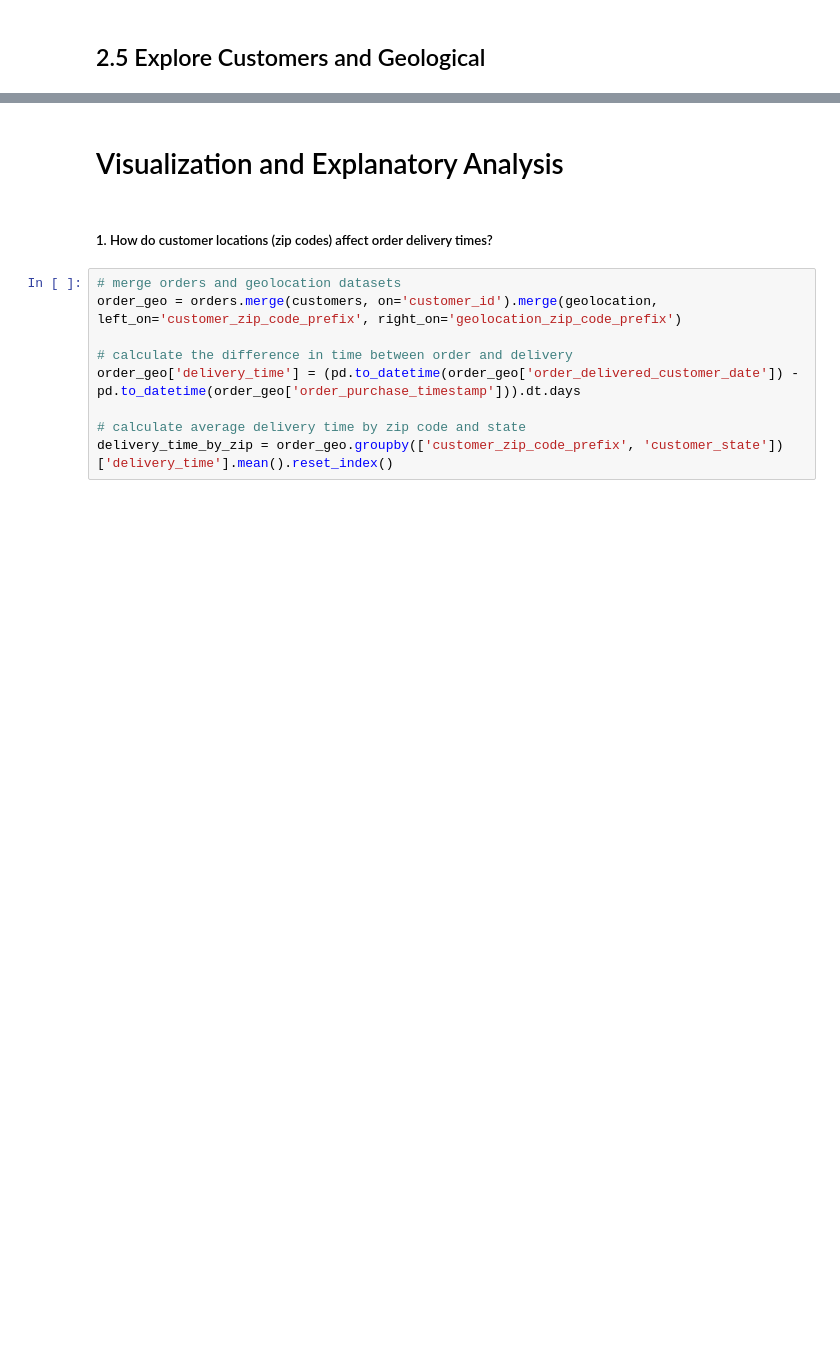
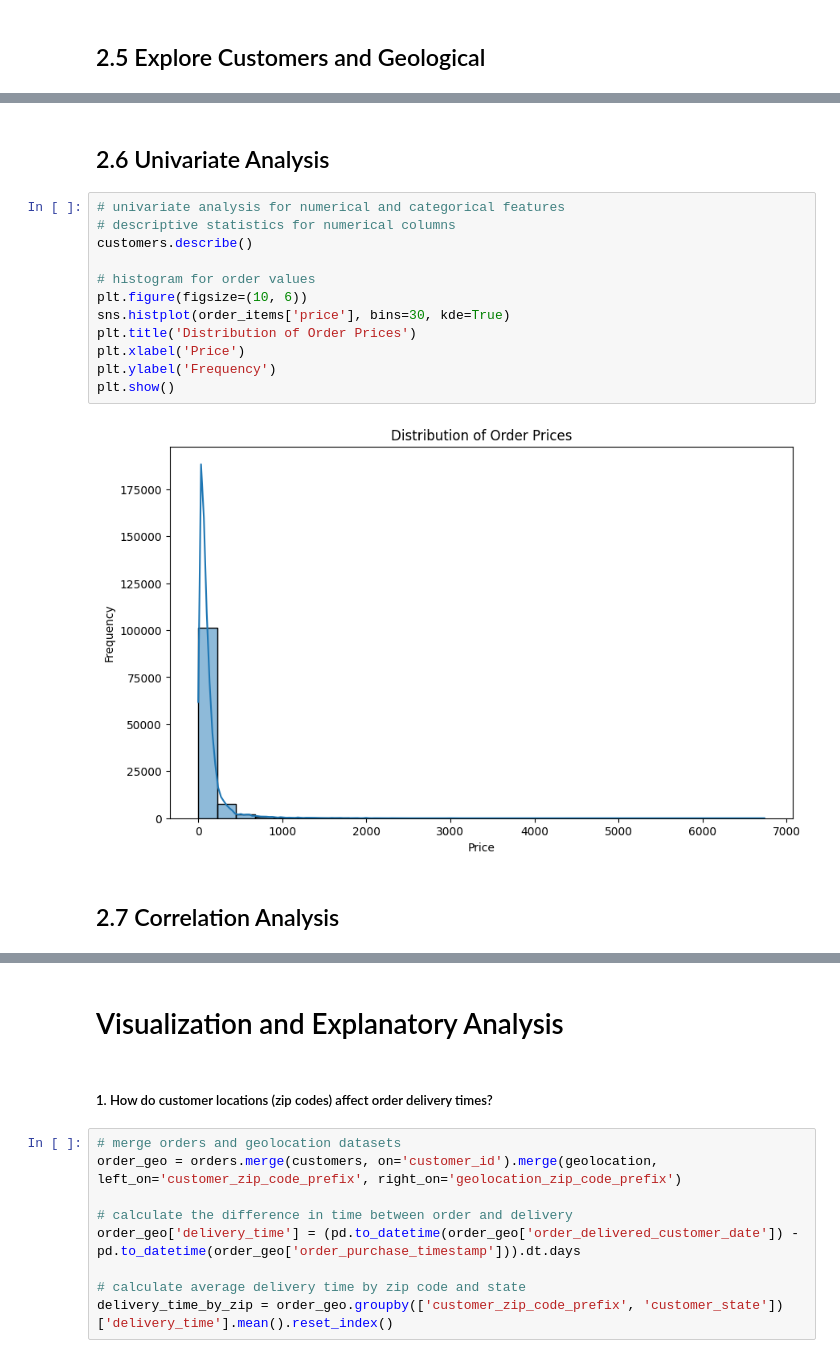
Before and after one commit to salwamhrn11/submission-analisis-data, a Jupyter notebook: notebook.ipynb, the cells around one changed output, grey strips where cells are left out. Saved outputs shown, nothing was run; the diff lists cells and outputs as text; blank space fills up the shorter version.

```diff
--- a/notebook.ipynb
+++ b/notebook.ipynb
@@ -346,0 +346,18 @@ data['geo'].sample(5)
+# %% [markdown]
+## 2.6 Univariate Analysis
+# %%
+# univariate analysis for numerical and categorical features
+# descriptive statistics for numerical columns
+customers.describe()
+
+# histogram for order values
+plt.figure(figsize=(10, 6))
+sns.histplot(order_items['price'], bins=30, kde=True)
+plt.title('Distribution of Order Prices')
+plt.xlabel('Price')
+plt.ylabel('Frequency')
+plt.show()
+# %% [output]
+[figure, added]
+# %% [markdown]
+## 2.7 Correlation Analysis
```
Also changed, not shown: parts of 18 cells of this notebook, 1 other file.
